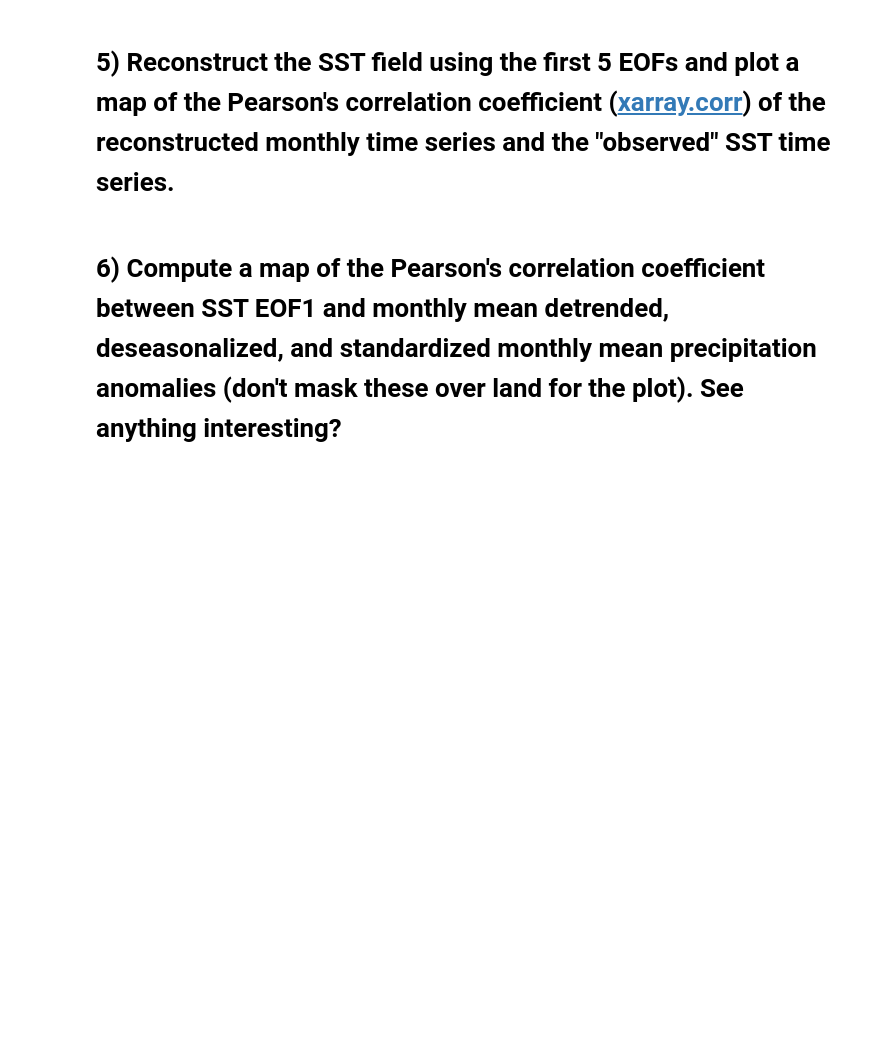
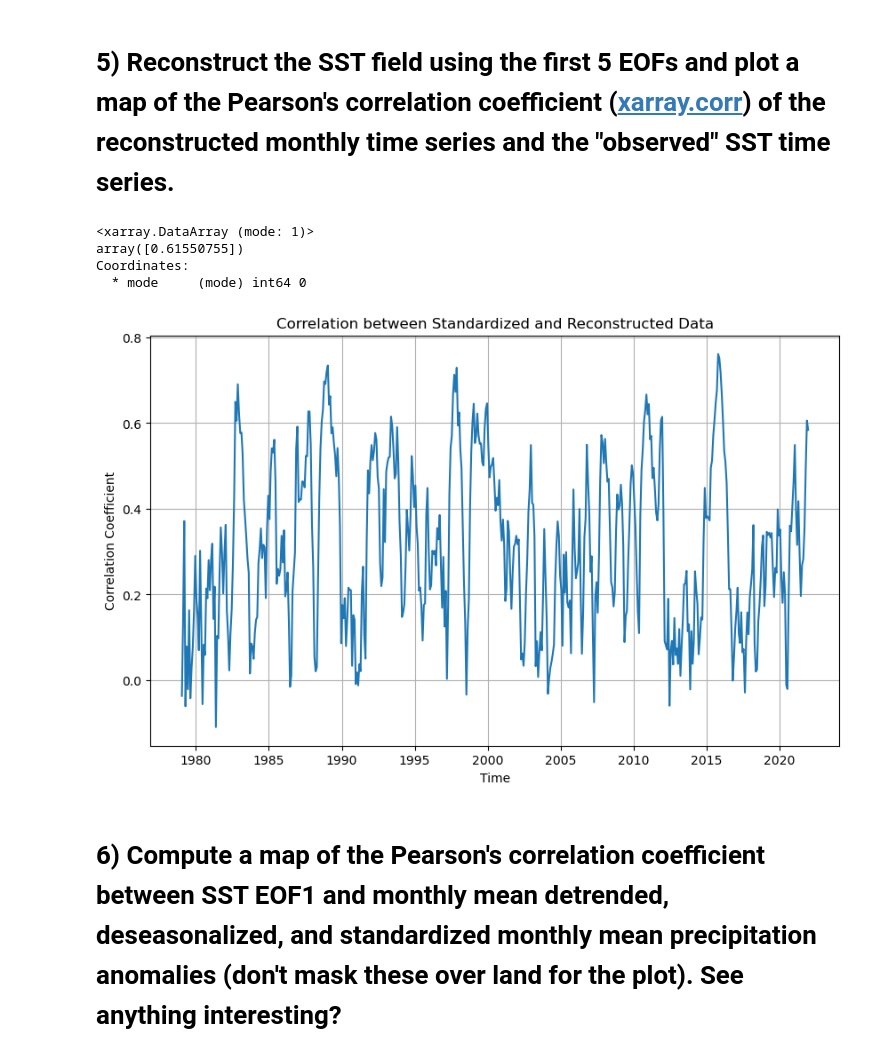
Before and after one commit to atmsillinois/time-series-and-eofs-garrickhague, a Jupyter notebook: Hague_mod4_hw.ipynb, the cells around one changed output. Saved outputs shown, nothing was run; the diff lists cells and outputs as text; code cells hidden in the pictures; blank space fills up the shorter version.

```diff
--- a/Hague_mod4_hw.ipynb
+++ b/Hague_mod4_hw.ipynb
@@ -285,5 +279,44 @@ plt.ylim(np.min(varfrac), np.max(varfrac)+0.01)
 [figure]
 # %% [markdown]
 # 5) Reconstruct the SST field using the first 5 EOFs and plot a map of the Pearson's correlation coefficient ([xarray.corr](https://docs.xarray.dev/en/stable/generated/xarray.corr.html)) of the reconstructed monthly time series and the "observed" SST time series.
+# %%
+# Initialize an empty dictionary to store the products of PCs and EOFs
+eofs_ = {}
+
+for i in range(5):
+    eofs_[i+1] = (solver.pcs(npcs=i+1, pcscaling=1)) * (solver.eofs(neofs=i+1))
+
+# Sum up the products to reconstruct the field
+reconstruction = standardize.mean(dim='time') + sum(eofs_.values())
+# %%
+mean_rec = reconstruction.mean(dim=['lat', 'lon'])
+stand_mean = standardize.mean(dim=['lat', 'lon'])
+
+xr.corr(stand_mean, mean_rec, dim='time')
+# %% [output]
+<xarray.DataArray (mode: 1)>
+array([0.61550755])
+Coordinates:
+  * mode     (mode) int64 0
+# %%
+# Compute correlation
+correlation = xr.corr(standardize, reconstruction, dim=['lat', 'lon'])
+
+# Plot correlation time series
+plt.figure(figsize=(10, 6))
+correlation.plot()
+
+# Add title and labels
+plt.title("Correlation between Standardized and Reconstructed Data")
+plt.xlabel("Time")
+plt.ylabel("Correlation Coefficient")
+
+# Add grid
+plt.grid(True)
+
+# Show plot
+plt.show()
+# %% [output]
+[figure, added]
 # %% [markdown]
 # 6) Compute a map of the Pearson's correlation coefficient between SST EOF1 and monthly mean detrended, deseasonalized, and standardized monthly mean precipitation anomalies (don't mask these over land for the plot).  See anything interesting?
```
Also changed, not shown: parts of 11 cells of this notebook.
